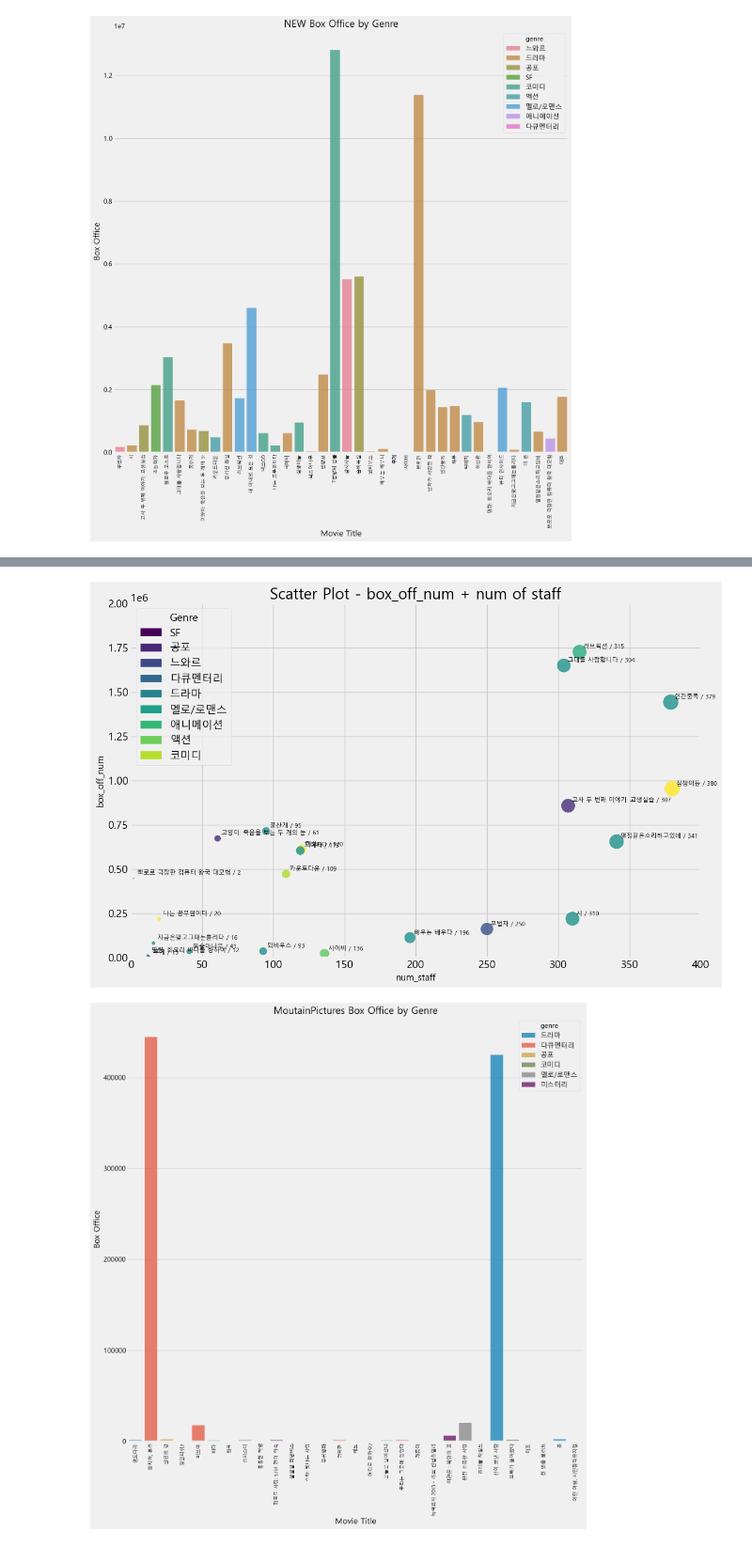
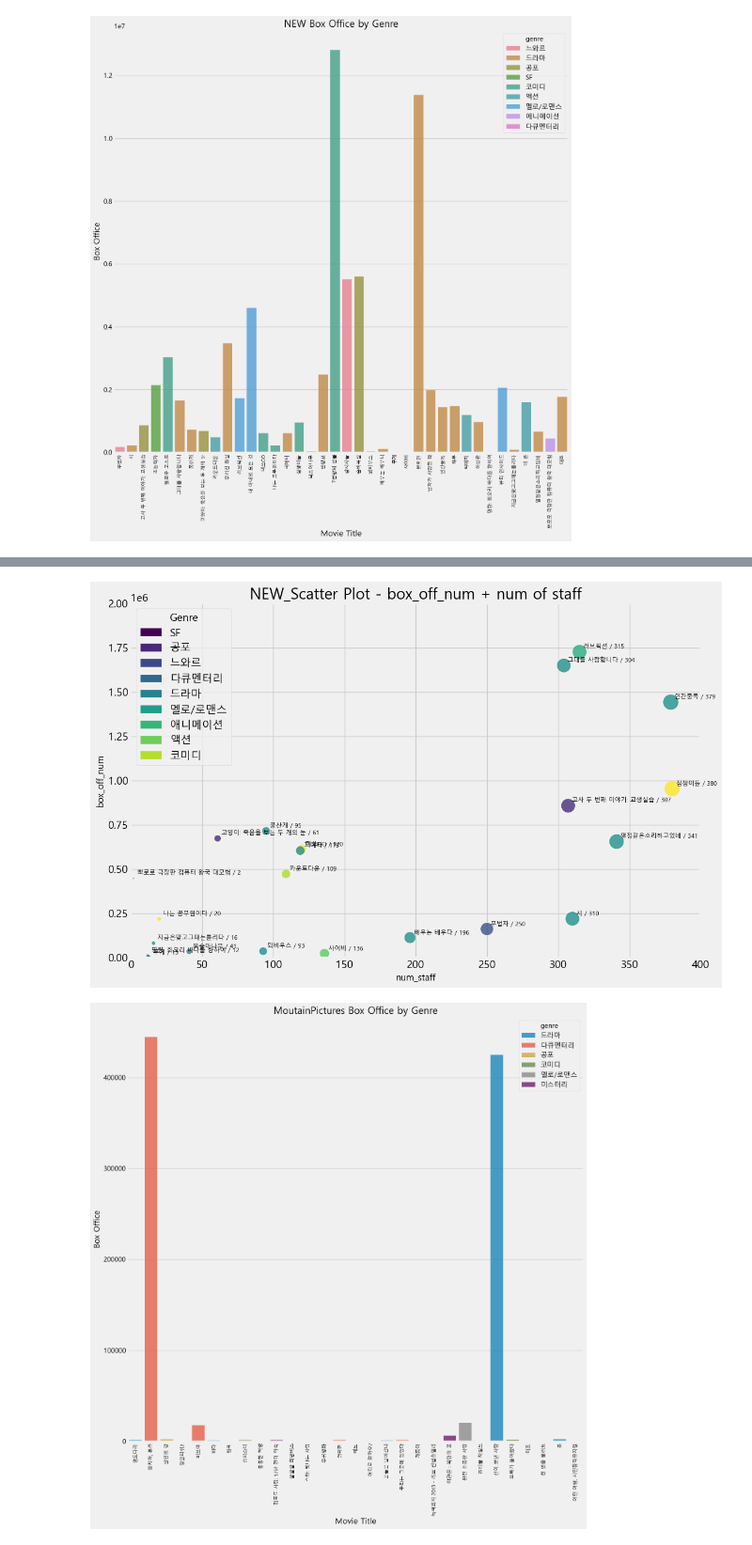
Before and after one commit to jungwon23/Jung-won, a Jupyter notebook: YB_2_miniproject_1.ipynb, the cells around one changed output, grey strips where cells are left out. Shown at 94% size. Saved outputs shown, nothing was run; the diff lists cells and outputs as text; code cells hidden in the pictures.

```diff
--- a/YB_2_miniproject_1.ipynb
+++ b/YB_2_miniproject_1.ipynb
@@ -892,35 +852,35 @@ plt.figure(figsize=(12,8))
 plt.scatter(sort_NEW_data['num_staff'], sort_NEW_data['box_off_num'], s=sort_NEW_data['num_staff'], c=sort_NEW_data['genre_code'], cmap='viridis', alpha=0.8)
 ## genre가 문자열 정보임. 범주형 변수로 변환하지 않아서 해당 정보를 바로 C랑 연결지으면 오류가 생김. --> 범주형 변수화 필요 (Label encoding 이용)
 
 plt.xlabel("num_staff", fontsize=12)
 plt.ylabel("box_off_num", fontsize=12)
-plt.title('Scatter Plot - box_off_num + num of staff')
+plt.title('NEW_Scatter Plot - box_off_num + num of staff')
 
 cmap2 = plt.get_cmap('viridis')    ## 위에서 사용한 컬러맵 가져옴
 unique_codes2 = range(len(le2.classes_)) ## le.classes = Label encoding 후 결과 가지고 있는 클래스!
 
 handles2 = [
     mpatches.Patch(color=cmap2(code / len(le2.classes_)), label=genre)
     ## legend에 표시되는 색상 블록 생성.
     ## code = 장르의 인코딩 값!
 
     for code, genre in zip(unique_codes2, le2.classes_)
     ##zip = 여러개의 반복 가능한 객체를 순회하면서 동일한 인덱스의 요소를 하나로 묶어주는 함수!!
 ]
 
 plt.legend(handles=handles2, title="Genre")
 
 
 for idx, row in sort_NEW_data.iterrows():
     label_text = f"{row['title']} / {row['num_staff']}"
     # 각 데이터 포인트 좌표에 약간의 오프셋을 주어 텍스트가 겹치지 않도록 함
     plt.annotate(label_text, (row['num_staff'], row['box_off_num']), textcoords="offset points", xytext=(5, 5), fontsize=8, color='black')
 
 plt.ylim(0, 0.2*1e7)
 plt.xlim(0, 400)
 plt.show()
 # %% [output]
-[figure, old version]
+[figure, new version]
 # %%
 plt.figure(figsize=(15,15))
 sns.barplot(x='title', y='box_off_num', hue='genre', data=sort_MT_data, alpha=0.8)
```
Also changed, not shown: parts of 11 cells of this notebook.
